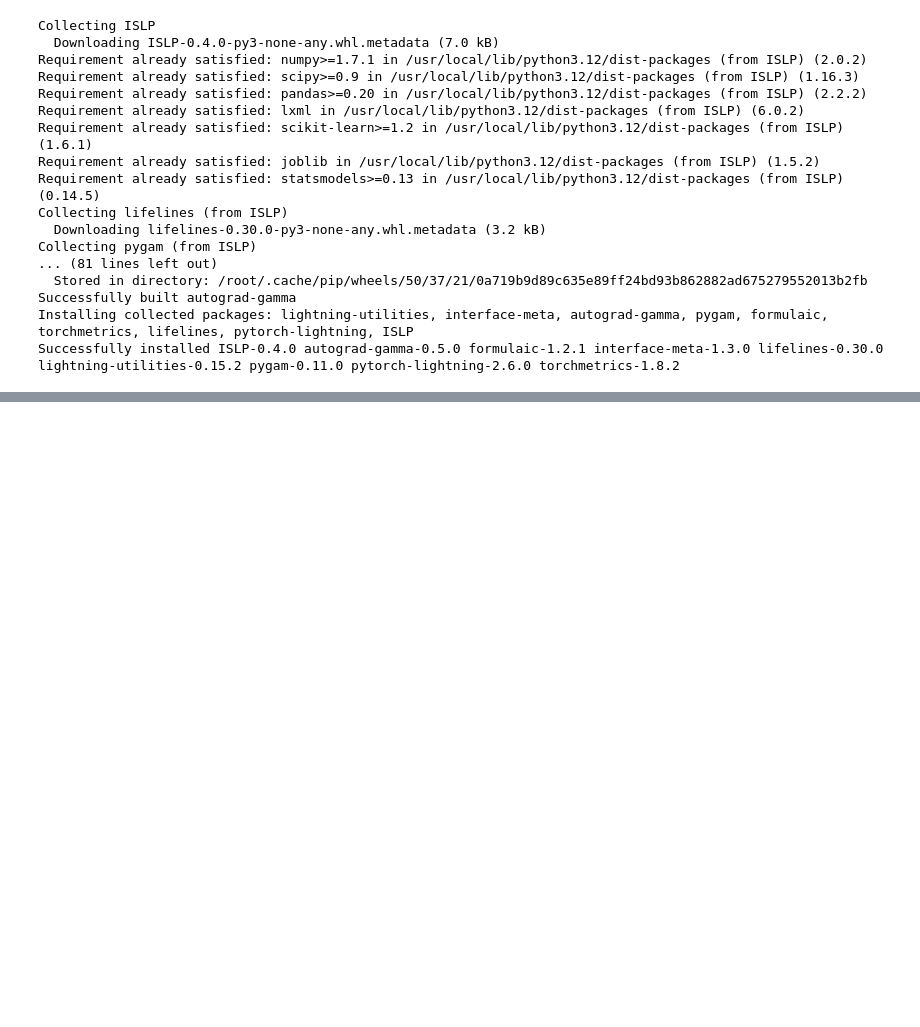
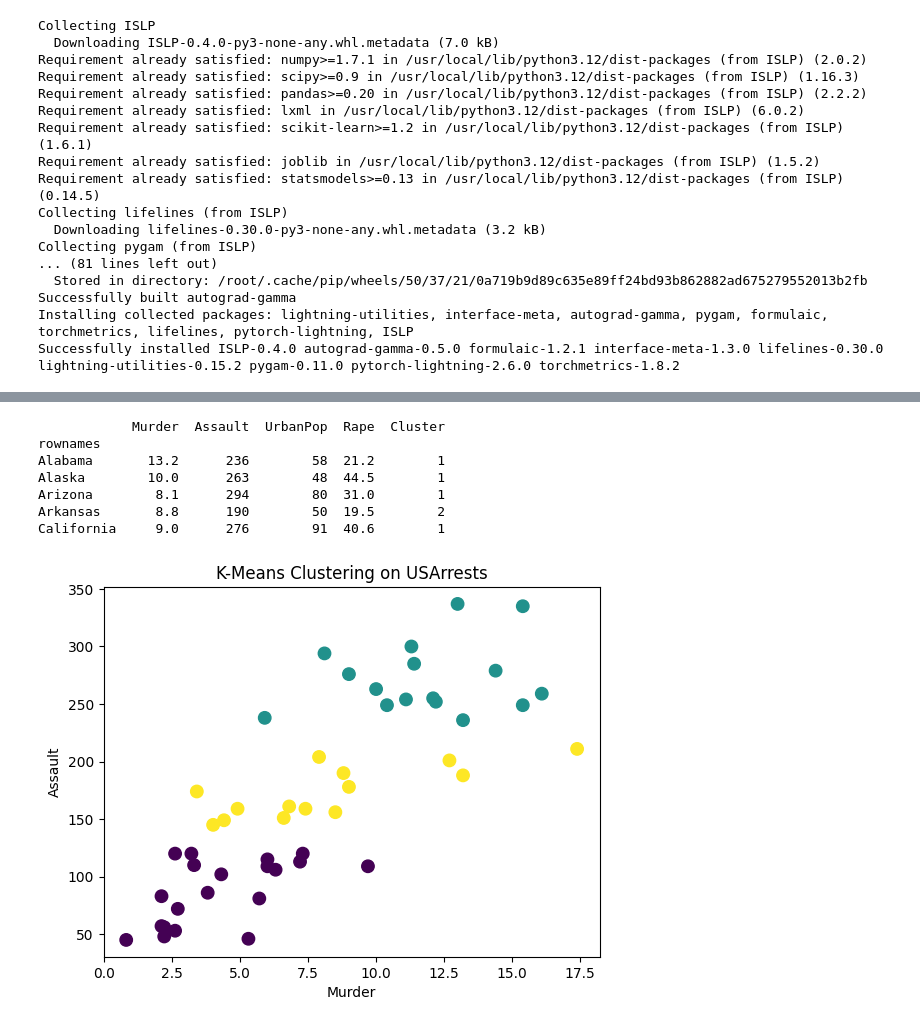
Before and after one commit to Pranu008/Big-Data-analytics-and-Machine-learning, a Jupyter notebook: NEHA.ipynb, the cells around one changed output, grey strips where cells are left out. Saved outputs shown, nothing was run; the diff lists cells and outputs as text; code cells hidden in the pictures; blank space fills up the shorter version.

```diff
--- a/NEHA.ipynb
+++ b/NEHA.ipynb
@@ -207,0 +324,31 @@ dtype: float64
+# %%
+# SECTION 7: KMEANS CLUSTERING
+
+# Here I apply KMeans clustering to the USArrests dataset.
+
+from sklearn.cluster import KMeans
+
+
+X = USArrests[['Murder', 'Assault']]
+kmeans = KMeans(n_clusters=3, random_state=42)
+USArrests['Cluster'] = kmeans.fit_predict(X)
+
+
+print(USArrests.head())
+
+
+# Scatter plot of clusters
+plt.scatter(USArrests['Murder'], USArrests['Assault'], c=USArrests['Cluster'], s=80)
+plt.xlabel("Murder")
+plt.ylabel("Assault")
+plt.title("K-Means Clustering on USArrests")
+plt.show()
+# %% [output]
+            Murder  Assault  UrbanPop  Rape  Cluster
+rownames
+Alabama       13.2      236        58  21.2        1
+Alaska        10.0      263        48  44.5        1
+Arizona        8.1      294        80  31.0        1
+Arkansas       8.8      190        50  19.5        2
+California     9.0      276        91  40.6        1
+[figure, added]
```
Also changed, not shown: parts of 46 cells of this notebook.
